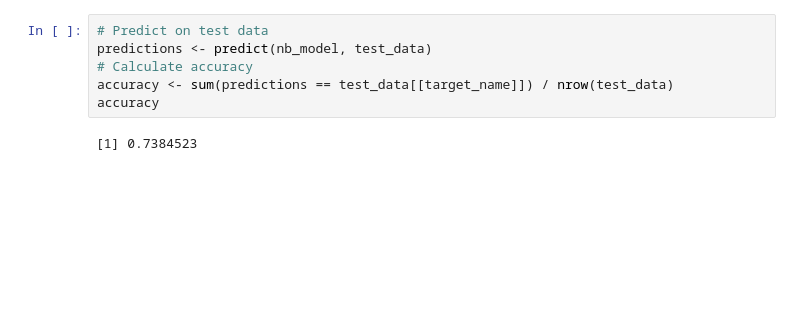
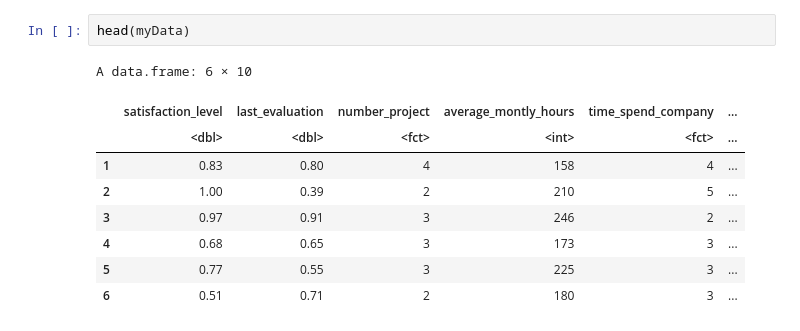
Before and after one commit to HEG-IG-Ex/62-62_Data_Mining, a Jupyter notebook: tp/tp02/hr_naives_predictions.ipynb, the cells around one changed output. Cells and saved outputs as stored; diff of their text form; blank space fills up the shorter version.

```diff
--- a/tp/tp02/hr_naives_predictions.ipynb
+++ b/tp/tp02/hr_naives_predictions.ipynb
@@ -131,8 +80,12 @@ Y         high        low     medium
-# %%
-# Predict on test data
-predictions <- predict(nb_model, test_data)
-# Calculate accuracy
-accuracy <- sum(predictions == test_data[[target_name]]) / nrow(test_data)
-accuracy
-# %% [output]
-[1] 0.7384523
+# %%
+head(myData)
+# %% [output]
+A data.frame: 6 × 10
+|  | satisfaction_level | last_evaluation | number_project | average_montly_hours | time_spend_company | ... |
+|  | <dbl> | <dbl> | <fct> | <int> | <fct> | ... |
+| 1 | 0.83 | 0.80 | 4 | 158 | 4 | ... |
+| 2 | 1.00 | 0.39 | 2 | 210 | 5 | ... |
+| 3 | 0.97 | 0.91 | 3 | 246 | 2 | ... |
+| 4 | 0.68 | 0.65 | 3 | 173 | 3 | ... |
+| 5 | 0.77 | 0.55 | 3 | 225 | 3 | ... |
+| 6 | 0.51 | 0.71 | 2 | 180 | 3 | ... |
```
Also changed, not shown: parts of 16 cells of this notebook, 9 other files.
